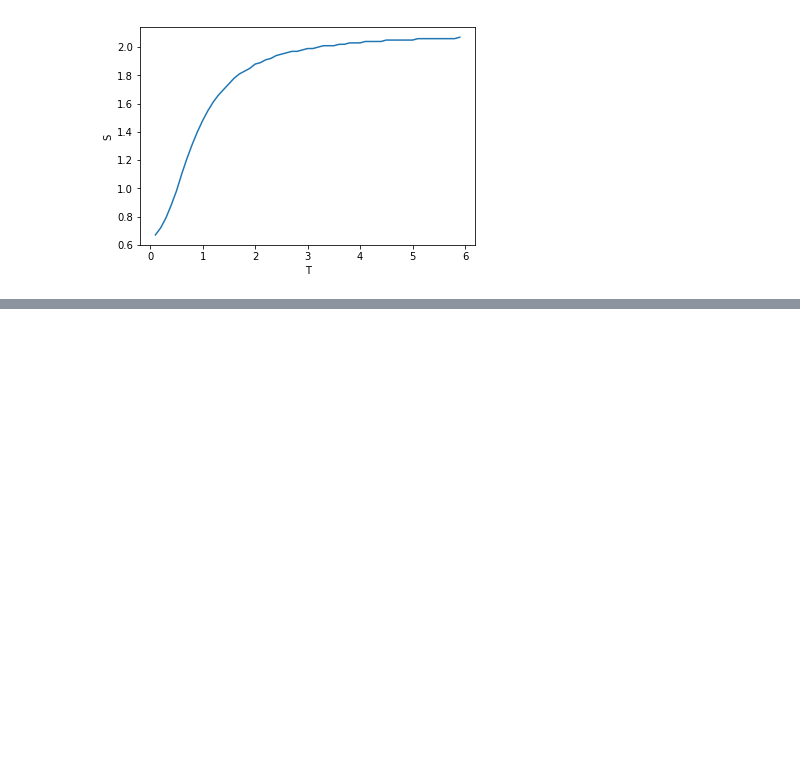
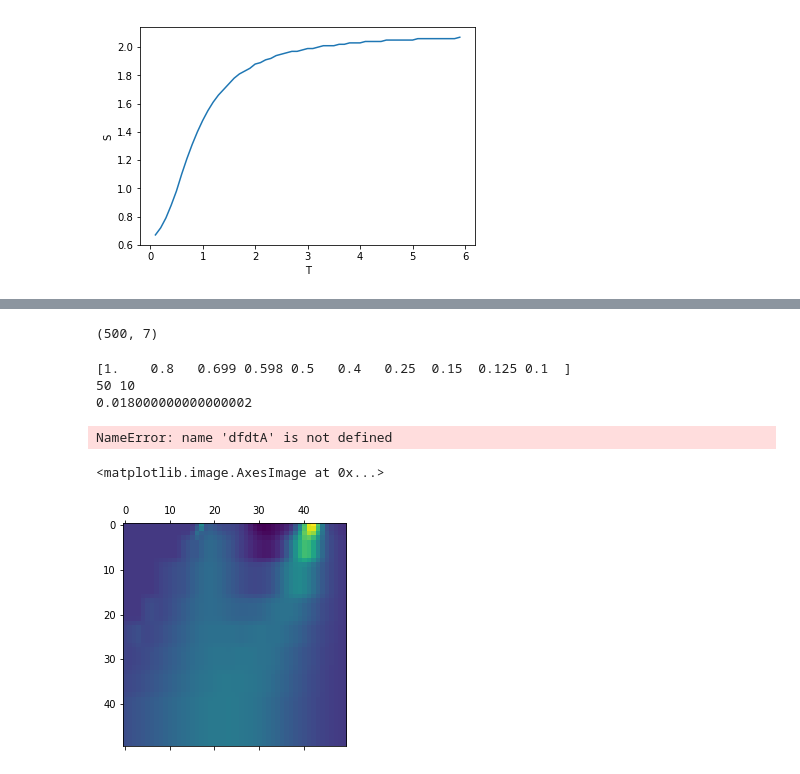
Before and after one commit to kumarjnc/CODE, a Jupyter notebook: main.ipynb, the cells around one changed output, grey strips where cells are left out. Cells and saved outputs as stored; diff of their text form; code cells hidden in the pictures; blank space fills up the shorter version.

```diff
--- a/main.ipynb
+++ b/main.ipynb
@@ -137,0 +145,57 @@ plt.show()
+# %%
+from numpy import tile
+import matplotlib.pyplot as plt
+from numpy import linalg as LA
+from scipy import linalg as LA
+import math,cmath
+pi = math.pi
+cos = math.cos
+sin = math.sin
+#exp = cmath.exp
+exp=np.exp
+sqrt = math.sqrt
+#log=math.log
+log=np.log
+import entropy
+input_dmft=np.loadtxt("profile_U2.5_lieb_new.dat")
+
+print (input_dmft.shape)
+y=np.zeros(10);
+y[0]=1.0;
+y[1]=0.8;
+y[2]=0.699;
+y[3]=0.598;
+y[4]=0.50;
+y[5]=0.40;
+y[6]=0.25;
+y[7]=0.15;
+y[8]=0.125;
+y[9]=0.10
+temp_dmft=y
+# Input variable for the fit
+mu_min=-6.50
+mu_max=-0.05
+temp_min=0.10
+temp_max=1.0
+Nfit_mu=50
+Nfit_temp=50
+temp_index=5
+# %% [output]
+(500, 7)
+# %%
+densAnew, densBnew, dbleAnew, dbleBnew = entropy.fit(input_dmft,temp_dmft,mu_min,mu_max,temp_min,temp_max,Nfit_mu,Nfit_temp)
+
+dfdtA, dfdtB= entropy.difference(Nfit_temp,Nfit_mu,temp_min,temp_max, densAnew,densBnew, dbleAnew, dbleBnew)
+# %% [output]
+[1.    0.8   0.699 0.598 0.5   0.4   0.25  0.15  0.125 0.1  ]
+50 10
+0.018000000000000002
+# %%
+plt.matshow(dfdtA)
+# %% [output]
+NameError: name 'dfdtA' is not defined
+# %%
+plt.matshow(dfdtB)
+# %% [output]
+<matplotlib.image.AxesImage at 0x...>
+[figure, added]
```
Also changed, not shown: parts of 4 cells of this notebook.
